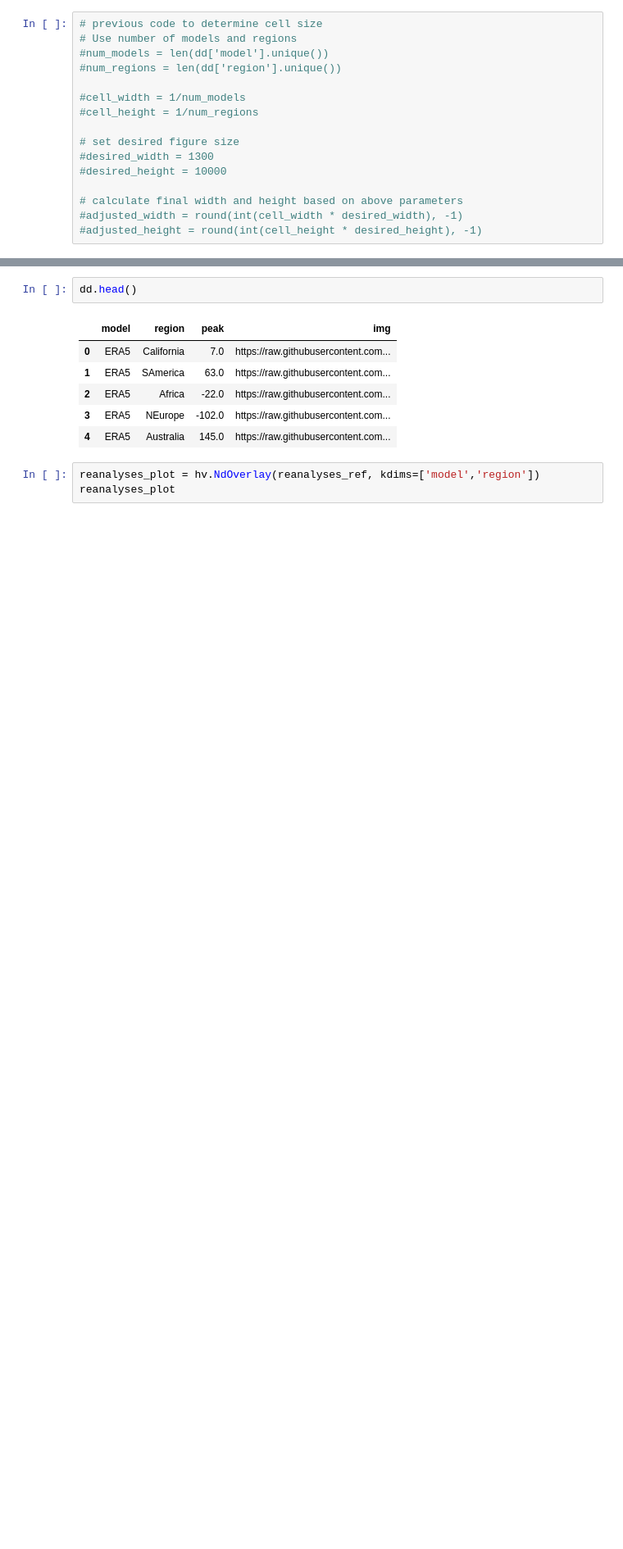
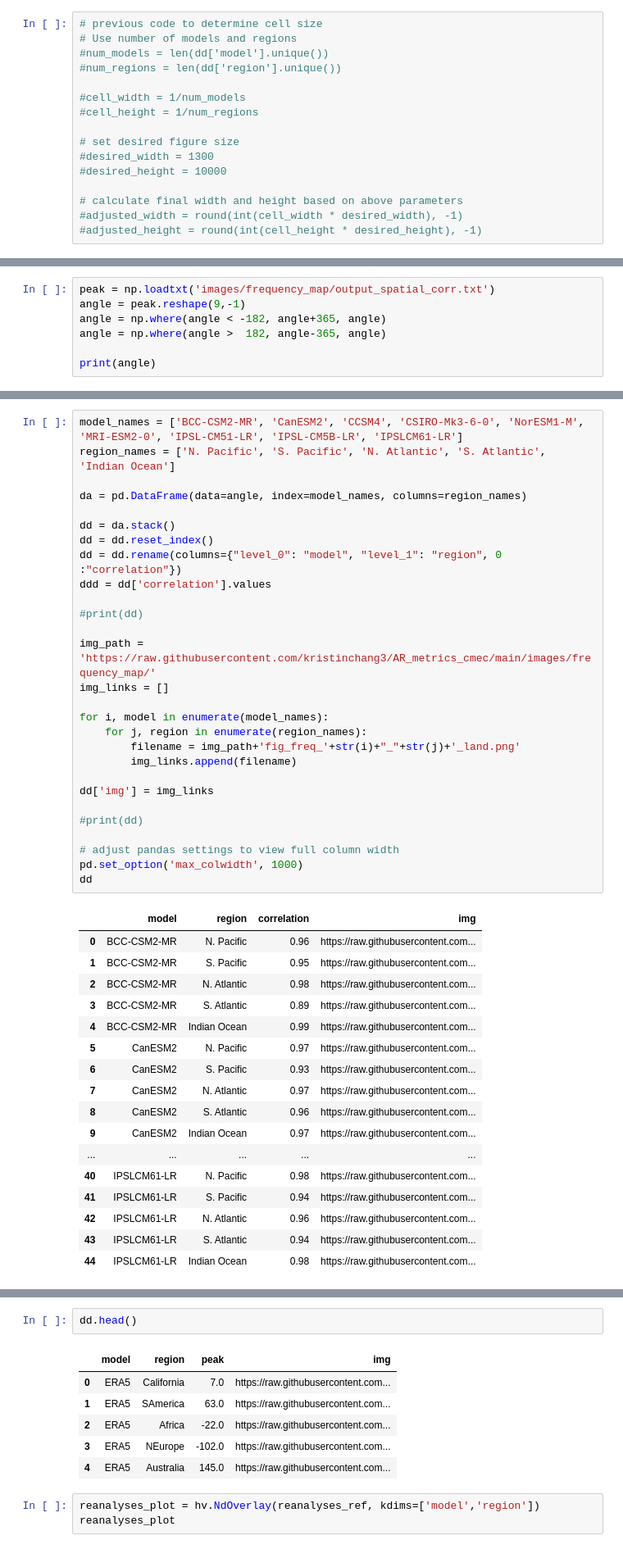
Before and after one commit to kristinchang3/AR_metrics_cmec, a Jupyter notebook: scripts/portrait_plot.ipynb, the cells around one changed output, grey strips where cells are left out. Shown at 82% size. Cells and saved outputs as stored; diff of their text form; blank space fills up the shorter version.

```diff
--- a/scripts/portrait_plot.ipynb
+++ b/scripts/portrait_plot.ipynb
@@ -377,0 +395,7 @@ reanalyses_plot
+# %%
+peak = np.loadtxt('images/frequency_map/output_spatial_corr.txt')
+angle = peak.reshape(9,-1)
+angle = np.where(angle < -182, angle+365, angle)
+angle = np.where(angle >  182, angle-365, angle)
+
+print(angle)
@@ -377,0 +412,46 @@ reanalyses_plot
+# %%
+model_names = ['BCC-CSM2-MR', 'CanESM2', 'CCSM4', 'CSIRO-Mk3-6-0', 'NorESM1-M', 'MRI-ESM2-0', 'IPSL-CM51-LR', 'IPSL-CM5B-LR', 'IPSLCM61-LR']
+region_names = ['N. Pacific', 'S. Pacific', 'N. Atlantic', 'S. Atlantic', 'Indian Ocean']
+
+da = pd.DataFrame(data=angle, index=model_names, columns=region_names)
+
+dd = da.stack()
+dd = dd.reset_index()
+dd = dd.rename(columns={"level_0": "model", "level_1": "region", 0 :"correlation"})
+ddd = dd['correlation'].values
+
+#print(dd)
+
+img_path = 'https://raw.githubusercontent.com/kristinchang3/AR_metrics_cmec/main/images/frequency_map/'
+img_links = []
+
+for i, model in enumerate(model_names):
+    for j, region in enumerate(region_names):
+        filename = img_path+'fig_freq_'+str(i)+"_"+str(j)+'_land.png'
+        img_links.append(filename)
+
+dd['img'] = img_links
+
+#print(dd)
+
+# adjust pandas settings to view full column width
+pd.set_option('max_colwidth', 1000)
+dd
+# %% [output]
+|  | model | region | correlation | img |
+| 0 | BCC-CSM2-MR | N. Pacific | 0.96 | https://raw.githubusercontent.com... |
+| 1 | BCC-CSM2-MR | S. Pacific | 0.95 | https://raw.githubusercontent.com... |
+| 2 | BCC-CSM2-MR | N. Atlantic | 0.98 | https://raw.githubusercontent.com... |
+| 3 | BCC-CSM2-MR | S. Atlantic | 0.89 | https://raw.githubusercontent.com... |
+| 4 | BCC-CSM2-MR | Indian Ocean | 0.99 | https://raw.githubusercontent.com... |
+| 5 | CanESM2 | N. Pacific | 0.97 | https://raw.githubusercontent.com... |
+| 6 | CanESM2 | S. Pacific | 0.93 | https://raw.githubusercontent.com... |
+| 7 | CanESM2 | N. Atlantic | 0.97 | https://raw.githubusercontent.com... |
+| 8 | CanESM2 | S. Atlantic | 0.96 | https://raw.githubusercontent.com... |
+| 9 | CanESM2 | Indian Ocean | 0.97 | https://raw.githubusercontent.com... |
+| ... | ... | ... | ... | ... |
+| 40 | IPSLCM61-LR | N. Pacific | 0.98 | https://raw.githubusercontent.com... |
+| 41 | IPSLCM61-LR | S. Pacific | 0.94 | https://raw.githubusercontent.com... |
+| 42 | IPSLCM61-LR | N. Atlantic | 0.96 | https://raw.githubusercontent.com... |
+| 43 | IPSLCM61-LR | S. Atlantic | 0.94 | https://raw.githubusercontent.com... |
+| 44 | IPSLCM61-LR | Indian Ocean | 0.98 | https://raw.githubusercontent.com... |
```
Also changed, not shown: parts of 13 cells of this notebook, 3 other files.
